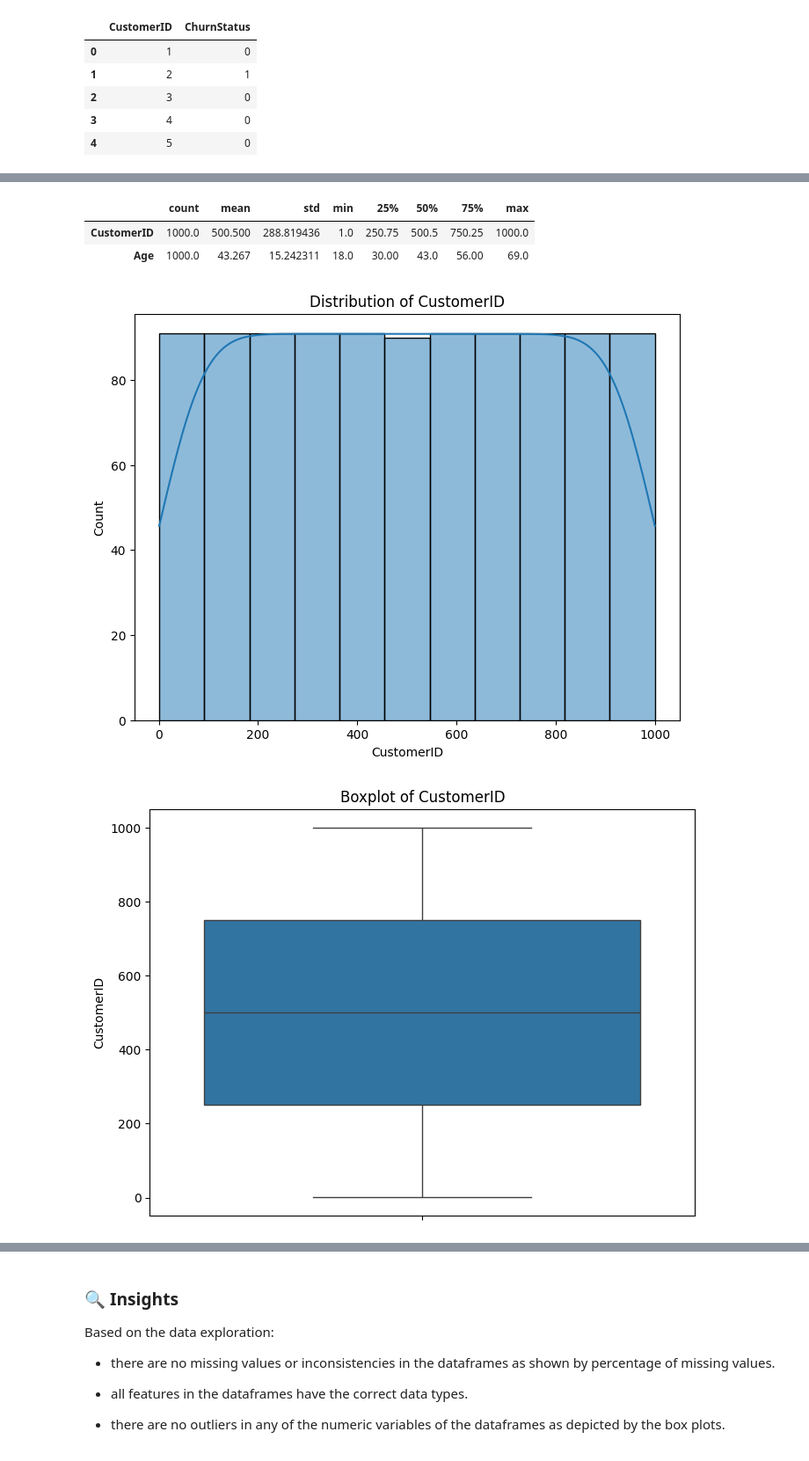
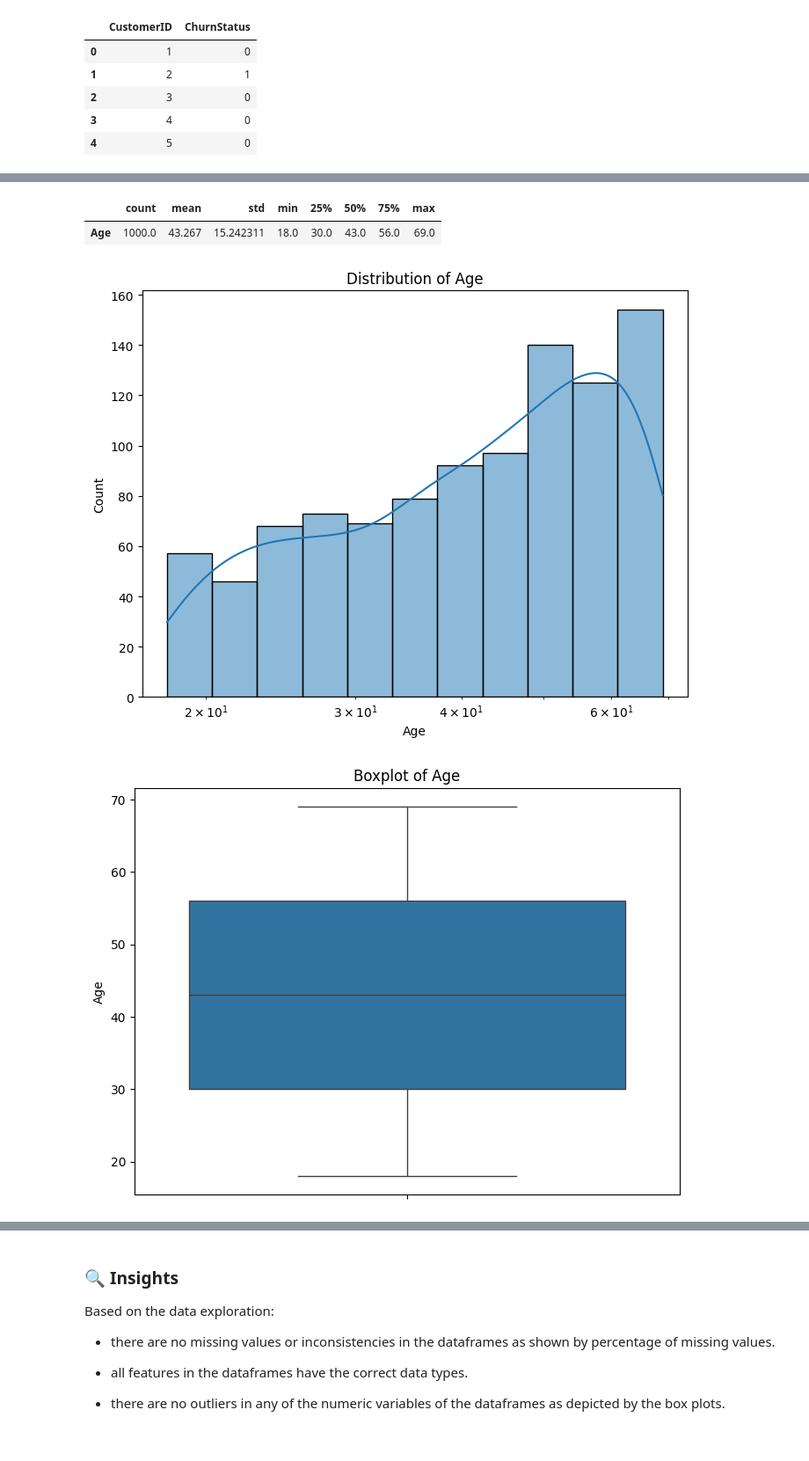
Before and after one commit to ifegunmax/My-Portfolio-Repo, a Jupyter notebook: Forage Projects/Lloyds_Banking_Group_Data_Science_Simulation.ipynb, the cells around one changed output, grey strips where cells are left out. Shown at 88% size. Drawn from its saved outputs; the diff is of its cells as text; code cells hidden in the pictures.

```diff
--- a/Forage Projects/Lloyds_Banking_Group_Data_Science_Simulation.ipynb
+++ b/Forage Projects/Lloyds_Banking_Group_Data_Science_Simulation.ipynb
@@ -107,29 +98,56 @@ Explore each dataframe's structure, data types, missing values, distributions, a
 # %%
 # Create a function to explore each dataframe
 def explore_dataframe(df, df_name):
-    print(f"Exploring DataFrame: {df_name}")
-    # display(df.head())
-    df.info()
-    display(df.describe().T)
+  """ This function explores each dataframe"""
+  print(f"Exploring DataFrame: {df_name}")
 
-    for col in df.columns:
-        if df[col].dtype == 'object':
-            print(f"\nValue counts for column '{col}':")
-            display(df[col].value_counts(normalize = True))
-        elif pd.api.types.is_numeric_dtype(df[col]):
-          plt.figure(figsize=(8, 6))
-          sns.histplot(df[col], kde=True)
-          plt.title(f'Distribution of {col}')
-          plt.show()
-          plt.figure(figsize=(8, 6))
-          sns.boxplot(y=df[col])
-          plt.title(f'Boxplot of {col}')
-          plt.show()
+  # Create a copy of the dataframe to avoid modifying the original
+  df_explore = df.copy()
 
-    missing_percentage = (df.isnull().sum() / len(df)) * 100
-    print("\nPercentage of missing values:")
-    display(missing_percentage)
-    print("-" * 50)
+  # Drop columns if they exist
+  col_to_drop = ['CustomerID', 'TransactionID', 'InteractionID']
+  for col in col_to_drop:
+    if col in df_explore.columns:
+      df_explore.drop(columns=[col], inplace=True)
+
+  # Display dataframe information
+  df_explore.info()
+
+  # Display summary statistics
+  display(df_explore.describe().T)
+
+  # Iterate through each column in the dataframe
+  for col in df_explore.columns:
+    if df_explore[col].dtype == 'object':
+      print(f"\nValue counts for column '{col}':")
+      display(round(df_explore[col].value_counts(normalize = True)*100, 2).reset_index())
+    elif pd.api.types.is_numeric_dtype(df_explore[col]):
+      # Only drop 'ChurnStatus' if it exists in the dataframe
+      if 'ChurnStatus' in df_explore.columns:
+        df_explore_numeric = df_explore.drop(columns=['ChurnStatus']).copy()
+      else:
+        df_explore_numeric = df_explore.copy()
+
+      # Check if the dataframe is empty before attempting to plot
+      if not df_explore_numeric.empty:
+        plt.figure(figsize=(8, 6))
+        sns.histplot(df_explore_numeric[col], kde=True, log_scale=True) # Plot histogram of column
+        plt.title(f'Distribution of {col}')
+        plt.show()
+        plt.figure(figsize=(8, 6))
+        sns.boxplot(y=df_explore_numeric[col]) # Plot boxplot of column
+        plt.title(f'Boxplot of {col}')
+        plt.show()
+      else:
+        print(f"Skipping plotting for {col} in {df_name} as dataframe is empty after dropping ChurnStatus.")
+
+
+  # Calculate percentages of missing values
+  missing_percentage = (df_explore.isnull().sum() / len(df_explore)) * 100
+
+  print("\nPercentage of missing values:")
+  display(missing_percentage)
+  print("-" * 50)
 
 dataframes = {
     "Demographics": df_demographics,
@@ -158,5 +175,4 @@ memory usage: 39.2+ KB
 |  | count | mean | std | min | 25% | 50% | 75% | max |
-| CustomerID | 1000.0 | 500.500 | 288.819436 | 1.0 | 250.75 | 500.5 | 750.25 | 1000.0 |
-| Age | 1000.0 | 43.267 | 15.242311 | 18.0 | 30.00 | 43.0 | 56.00 | 69.0 |
+| Age | 1000.0 | 43.267 | 15.242311 | 18.0 | 30.0 | 43.0 | 56.0 | 69.0 |
-[figure, old version]
+[figure, new version]
-[figure, old version]
+[figure, new version]
```
Also changed, not shown: parts of 73 cells of this notebook.
